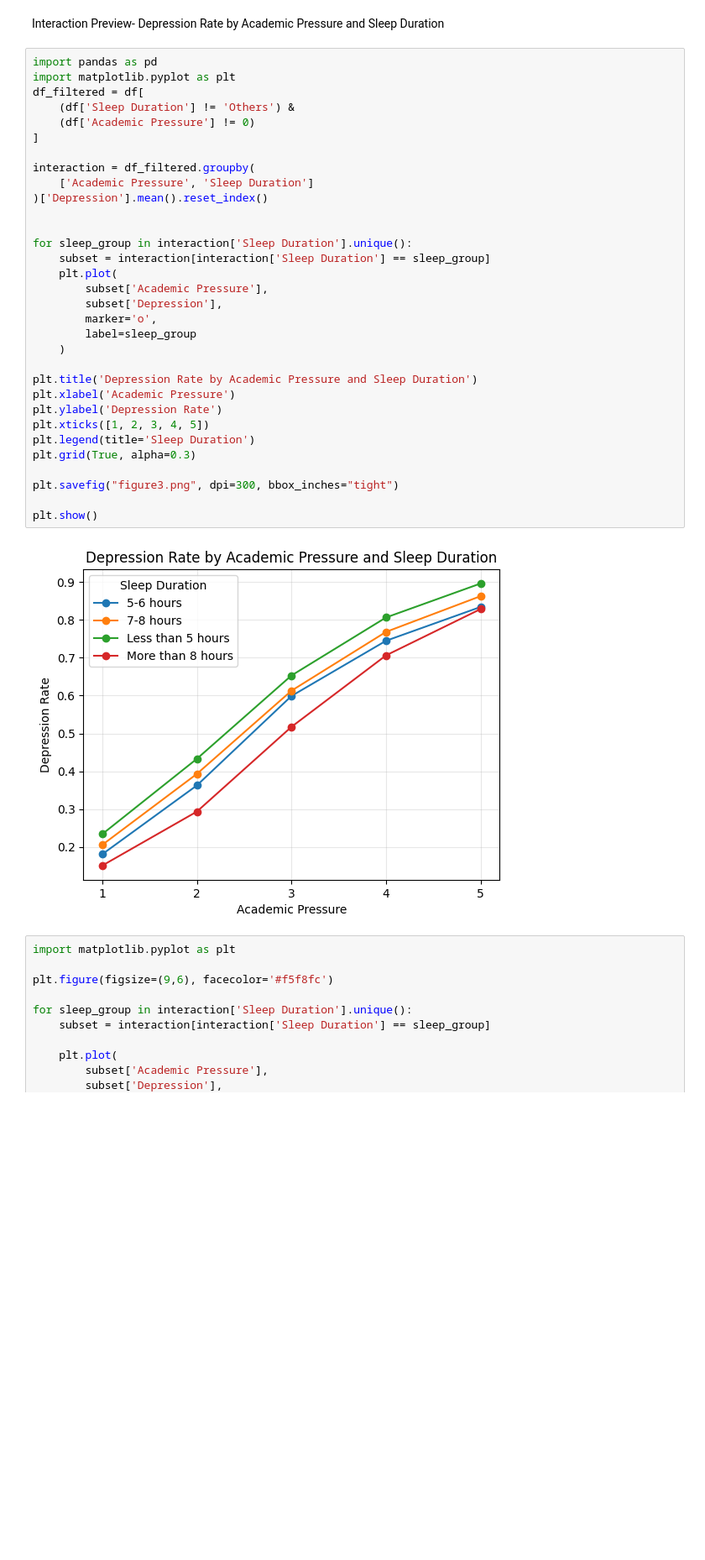
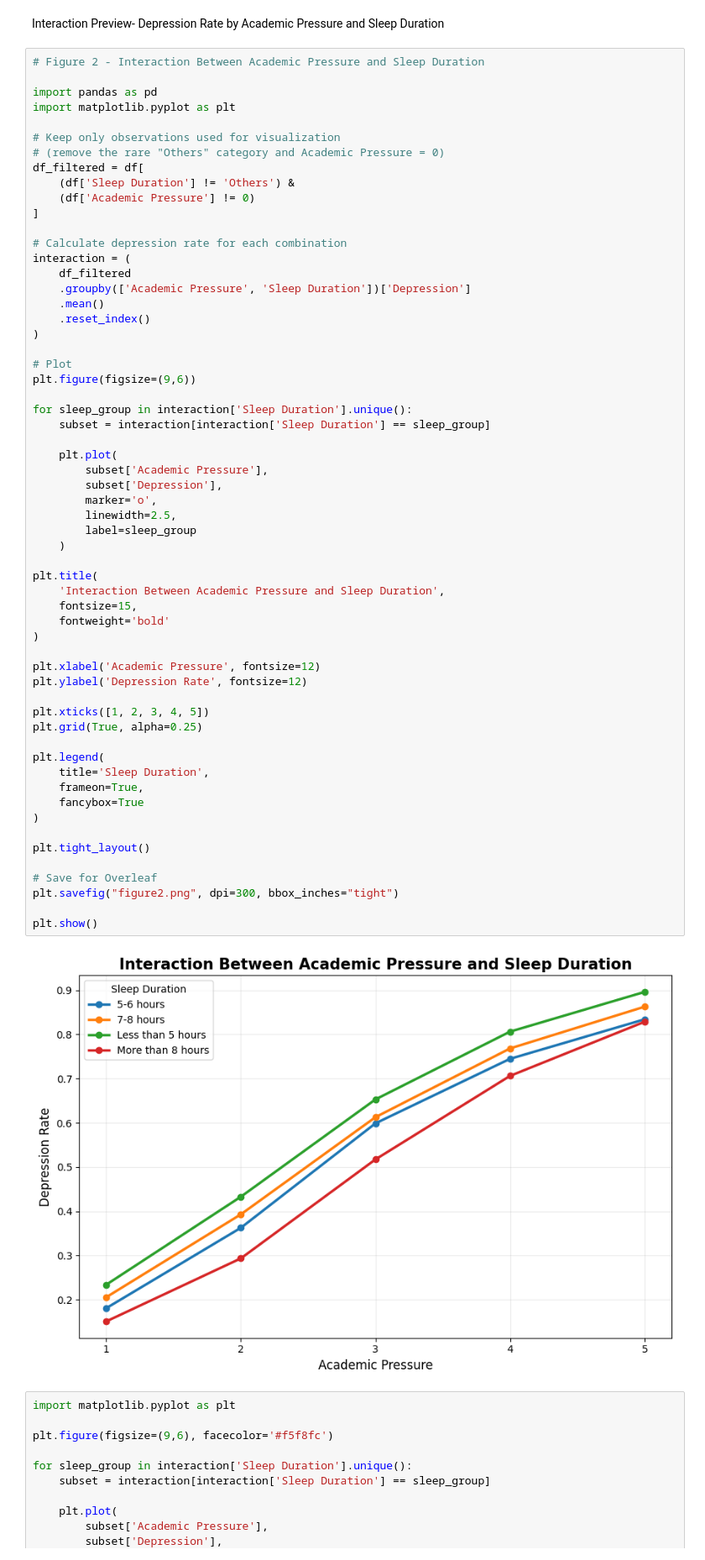
Before and after one commit to leasydd/Student-Depression-Analysis, a Jupyter notebook: תיאוריה_סטטיסטית_פרוייקט_סוף.ipynb, the cells around one changed output. Shown at 84% size. Cells and saved outputs as stored; diff of their text form; blank space fills up the shorter version.

```diff
--- a/תיאוריה_סטטיסטית_פרוייקט_סוף.ipynb
+++ b/תיאוריה_סטטיסטית_פרוייקט_סוף.ipynb
@@ -63,39 +78,66 @@ plt.show()
 # %% [markdown]
 Interaction Preview- Depression Rate by Academic Pressure and Sleep Duration
 # %%
+# Figure 2 - Interaction Between Academic Pressure and Sleep Duration
+
 import pandas as pd
 import matplotlib.pyplot as plt
+
+# Keep only observations used for visualization
+# (remove the rare "Others" category and Academic Pressure = 0)
 df_filtered = df[
     (df['Sleep Duration'] != 'Others') &
     (df['Academic Pressure'] != 0)
 ]
 
-interaction = df_filtered.groupby(
-    ['Academic Pressure', 'Sleep Duration']
-)['Depression'].mean().reset_index()
+# Calculate depression rate for each combination
+interaction = (
+    df_filtered
+    .groupby(['Academic Pressure', 'Sleep Duration'])['Depression']
+    .mean()
+    .reset_index()
+)
 
+# Plot
+plt.figure(figsize=(9,6))
 
 for sleep_group in interaction['Sleep Duration'].unique():
     subset = interaction[interaction['Sleep Duration'] == sleep_group]
+
     plt.plot(
         subset['Academic Pressure'],
         subset['Depression'],
         marker='o',
+        linewidth=2.5,
         label=sleep_group
     )
 
-plt.title('Depression Rate by Academic Pressure and Sleep Duration')
-plt.xlabel('Academic Pressure')
-plt.ylabel('Depression Rate')
+plt.title(
+    'Interaction Between Academic Pressure and Sleep Duration',
+    fontsize=15,
+    fontweight='bold'
+)
+
+plt.xlabel('Academic Pressure', fontsize=12)
+plt.ylabel('Depression Rate', fontsize=12)
+
 plt.xticks([1, 2, 3, 4, 5])
-plt.legend(title='Sleep Duration')
-plt.grid(True, alpha=0.3)
+plt.grid(True, alpha=0.25)
 
-plt.savefig("figure3.png", dpi=300, bbox_inches="tight")
+plt.legend(
+    title='Sleep Duration',
+    frameon=True,
+    fancybox=True
+)
+
+plt.tight_layout()
+
+# Save for Overleaf
+plt.savefig("figure2.png", dpi=300, bbox_inches="tight")
 
 plt.show()
 # %% [output]
-[figure, old version]
+[figure, new version]
 # %%
 import matplotlib.pyplot as plt
 
```
Also changed, not shown: parts of 3 cells of this notebook, 2 other files.
